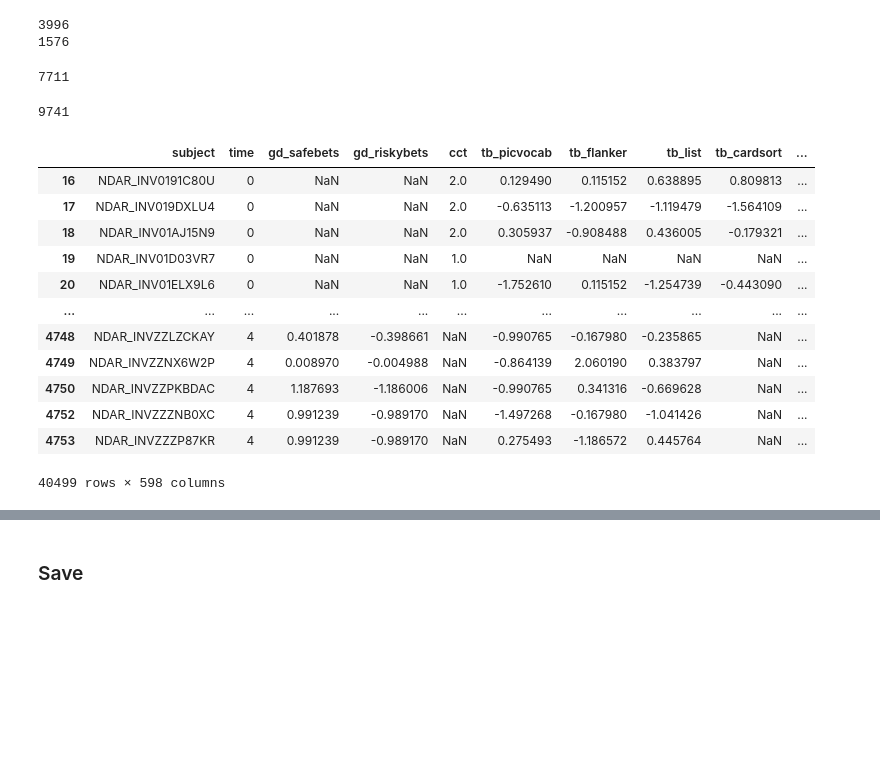
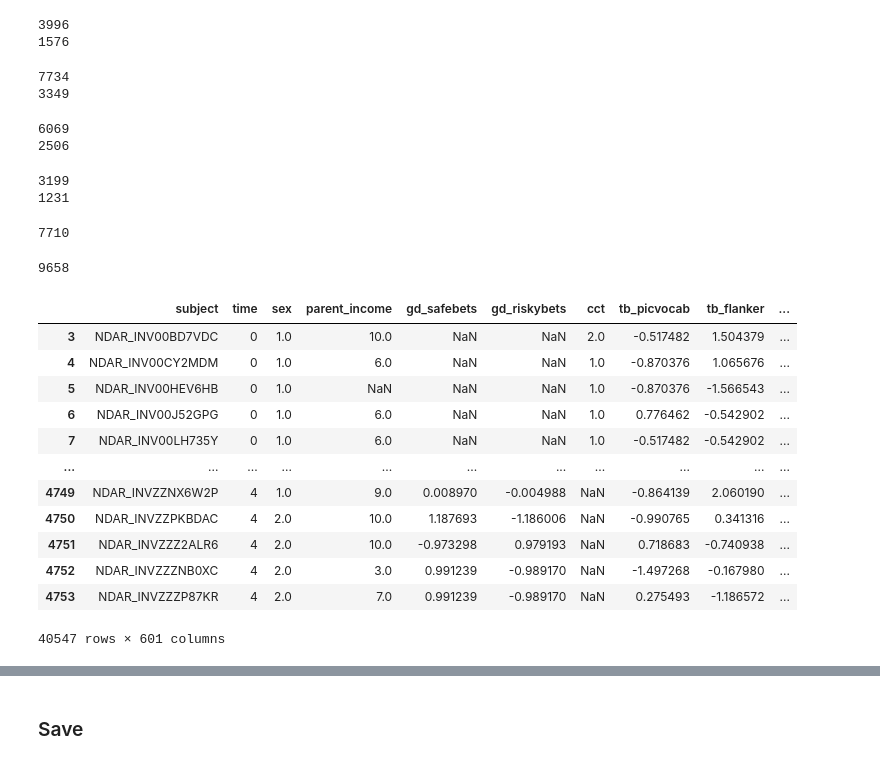
Before and after one commit to ra2yamamoto/abcd-extraction, a Jupyter notebook: main_cleaning.ipynb, the cells around one changed output, grey strips where cells are left out. Saved outputs shown, nothing was run; the diff lists cells and outputs as text; code cells hidden in the pictures; blank space fills up the shorter version.

```diff
--- a/main_cleaning.ipynb
+++ b/main_cleaning.ipynb
@@ -21,7 +21,7 @@ import interactions
 output_dir = "output/"
 # %%
 # Read in raw data
-raw_data_file_name = "RAW_ABCD_5.1_panel_20240808.csv"
+raw_data_file_name = "RAW_ABCD_5.1_panel_20240819.csv"
 data = pd.read_csv(output_dir + raw_data_file_name, index_col=0, low_memory=False)
 # %% [markdown]
 ### Remove outliers
@@ -102,7 +102,7 @@ final_clean_data["ale_ksads_sum_score_p"] = (
   final_clean_data["foreign_child_sexually_abuse_victim_p"] +
   final_clean_data["peer_child_sexually_abuse_victim_p"] +
   final_clean_data["sudden_death_in_family_p"])
-# %%
-# calculate kids with <= 1 self-reported ALE
-
-final_clean_data["low_ale_children"] = (final_clean_data["b_lifeevents_affected_ss_k"] <= 2).astype(int)
+# %%
+# Remove intersex
+
+final_clean_data = final_clean_data[(final_clean_data["sex"] == 1) | (final_clean_data["sex"] == 2)]
@@ -109,3 +125,10 @@ final_clean_data["low_ale_children"] = (final_clean_data["b_lifeevents_affected_
+# %%
+# rearrange columns
+sex = final_clean_data.pop("sex")
+income = final_clean_data.pop("parent_income")
+
+final_clean_data.insert(2, "parent_income", income)
+final_clean_data.insert(2, "sex", sex)
 # %% [markdown]
 ### Exclusion
 # %%
@@ -120,6 +143,36 @@ print(self_report_ale_5["subject"].nunique())
 # %% [output]
 3996
 1576
+# %%
+# parent reports exclude more than 2
+parent_report_ale_4_more_than_2 = grouping.filter(lambda time_points: (time_points["b_lifeevents_ss_p"].notna().sum() >= 4) and (time_points["b_lifeevents_ss_p"].iloc[:4] <= 2).all())
+parent_report_ale_5_more_than_2 = grouping.filter(lambda time_points: (time_points["b_lifeevents_ss_p"].notna().sum() == 5) and (time_points["b_lifeevents_ss_p"] <= 2).all())
+
+print(parent_report_ale_4_more_than_2["subject"].nunique())
+print(parent_report_ale_5_more_than_2["subject"].nunique())
+# %% [output]
+7734
+3349
+# %%
+# parent reports exclude more than 1
+parent_report_ale_4_more_than_1 = grouping.filter(lambda time_points: (time_points["b_lifeevents_ss_p"].notna().sum() >= 4) and (time_points["b_lifeevents_ss_p"].iloc[:4] <= 1).all())
+parent_report_ale_5_more_than_1 = grouping.filter(lambda time_points: (time_points["b_lifeevents_ss_p"].notna().sum() == 5) and (time_points["b_lifeevents_ss_p"] <= 1).all())
+
+print(parent_report_ale_4_more_than_1["subject"].nunique())
+print(parent_report_ale_5_more_than_1["subject"].nunique())
+# %% [output]
+6069
+2506
+# %%
+# parent reports exclude more than 0
+parent_report_ale_4_more_than_0 = grouping.filter(lambda time_points: (time_points["b_lifeevents_ss_p"].notna().sum() >= 4) and (time_points["b_lifeevents_ss_p"].iloc[:4] == 0).all())
+parent_report_ale_5_more_than_0 = grouping.filter(lambda time_points: (time_points["b_lifeevents_ss_p"].notna().sum() == 5) and (time_points["b_lifeevents_ss_p"] == 0).all())
+
+print(parent_report_ale_4_more_than_0["subject"].nunique())
+print(parent_report_ale_5_more_than_0["subject"].nunique())
+# %% [output]
+3199
+1231
 # %%
 # parent reports
 
@@ -130,48 +183,49 @@ def f (time_points):
 parent_reports = grouping.filter(f)
 print(parent_reports["subject"].nunique())
 # %% [output]
-7711
+7710
 # %%
+# HIGHER ADI MEANS MORE DISADVANTAGED, so take out the top people
 # national -> compute using national percentages
 # otherwise compute using sample proportion
 
 national = True
 adis = None
-threshold = 0.1
+threshold = 0.2
 
 def g1 (time_points):
   interest = time_points["area_deprivation_idx_perc"]
-  return (interest[interest.first_valid_index()] >= threshold * 100).all() if interest.first_valid_index() != None else False
+  return (interest[interest.first_valid_index()] <= (1 - threshold) * 100).all() if interest.first_valid_index() != None else False
 
 t0_adi_quantile = data.query("time == 0")["area_deprivation_idx"].quantile(threshold)
 
 def g2 (time_points):
   interest = time_points["area_deprivation_idx"]
   return (interest[interest.first_valid_index()] >= t0_adi_quantile).all() if interest.first_valid_index() != None else False
 
 if national:
   adis = grouping.filter(g1)
 else:
   print(f"10% quantile: {t0_adi_quantile}")
   adis = grouping.filter(g2)
 
 print(adis["subject"].nunique())
 adis
 # %% [output]
-9741
+9658
-|  | subject | time | gd_safebets | gd_riskybets | cct | tb_picvocab | tb_flanker | tb_list | tb_cardsort | ... |
-| 16 | NDAR_INV0191C80U | 0 | NaN | NaN | 2.0 | 0.129490 | 0.115152 | 0.638895 | 0.809813 | ... |
-| 17 | NDAR_INV019DXLU4 | 0 | NaN | NaN | 2.0 | -0.635113 | -1.200957 | -1.119479 | -1.564109 | ... |
-| 18 | NDAR_INV01AJ15N9 | 0 | NaN | NaN | 2.0 | 0.305937 | -0.908488 | 0.436005 | -0.179321 | ... |
-| 19 | NDAR_INV01D03VR7 | 0 | NaN | NaN | 1.0 | NaN | NaN | NaN | NaN | ... |
-| 20 | NDAR_INV01ELX9L6 | 0 | NaN | NaN | 1.0 | -1.752610 | 0.115152 | -1.254739 | -0.443090 | ... |
+|  | subject | time | sex | parent_income | gd_safebets | gd_riskybets | cct | tb_picvocab | tb_flanker | ... |
+| 3 | NDAR_INV00BD7VDC | 0 | 1.0 | 10.0 | NaN | NaN | 2.0 | -0.517482 | 1.504379 | ... |
+| 4 | NDAR_INV00CY2MDM | 0 | 1.0 | 6.0 | NaN | NaN | 1.0 | -0.870376 | 1.065676 | ... |
+| 5 | NDAR_INV00HEV6HB | 0 | 1.0 | NaN | NaN | NaN | 1.0 | -0.870376 | -1.566543 | ... |
+| 6 | NDAR_INV00J52GPG | 0 | 1.0 | 6.0 | NaN | NaN | 1.0 | 0.776462 | -0.542902 | ... |
+| 7 | NDAR_INV00LH735Y | 0 | 1.0 | 6.0 | NaN | NaN | 1.0 | -0.517482 | -0.542902 | ... |
 | ... | ... | ... | ... | ... | ... | ... | ... | ... | ... | ... |
-| 4748 | NDAR_INVZZLZCKAY | 4 | 0.401878 | -0.398661 | NaN | -0.990765 | -0.167980 | -0.235865 | NaN | ... |
-| 4749 | NDAR_INVZZNX6W2P | 4 | 0.008970 | -0.004988 | NaN | -0.864139 | 2.060190 | 0.383797 | NaN | ... |
-| 4750 | NDAR_INVZZPKBDAC | 4 | 1.187693 | -1.186006 | NaN | -0.990765 | 0.341316 | -0.669628 | NaN | ... |
-| 4752 | NDAR_INVZZZNB0XC | 4 | 0.991239 | -0.989170 | NaN | -1.497268 | -0.167980 | -1.041426 | NaN | ... |
-| 4753 | NDAR_INVZZZP87KR | 4 | 0.991239 | -0.989170 | NaN | 0.275493 | -1.186572 | 0.445764 | NaN | ... |
+| 4749 | NDAR_INVZZNX6W2P | 4 | 1.0 | 9.0 | 0.008970 | -0.004988 | NaN | -0.864139 | 2.060190 | ... |
+| 4750 | NDAR_INVZZPKBDAC | 4 | 2.0 | 10.0 | 1.187693 | -1.186006 | NaN | -0.990765 | 0.341316 | ... |
+| 4751 | NDAR_INVZZZ2ALR6 | 4 | 2.0 | 10.0 | -0.973298 | 0.979193 | NaN | 0.718683 | -0.740938 | ... |
+| 4752 | NDAR_INVZZZNB0XC | 4 | 2.0 | 3.0 | 0.991239 | -0.989170 | NaN | -1.497268 | -0.167980 | ... |
+| 4753 | NDAR_INVZZZP87KR | 4 | 2.0 | 7.0 | 0.991239 | -0.989170 | NaN | 0.275493 | -1.186572 | ... |
-40499 rows × 598 columns
+40547 rows × 601 columns
 # %%
 def filter_var_func (x):
   return lambda time_points: not time_points[x].any(axis=None)
```
Also changed, not shown: parts of 22 cells of this notebook, 8 other files.
